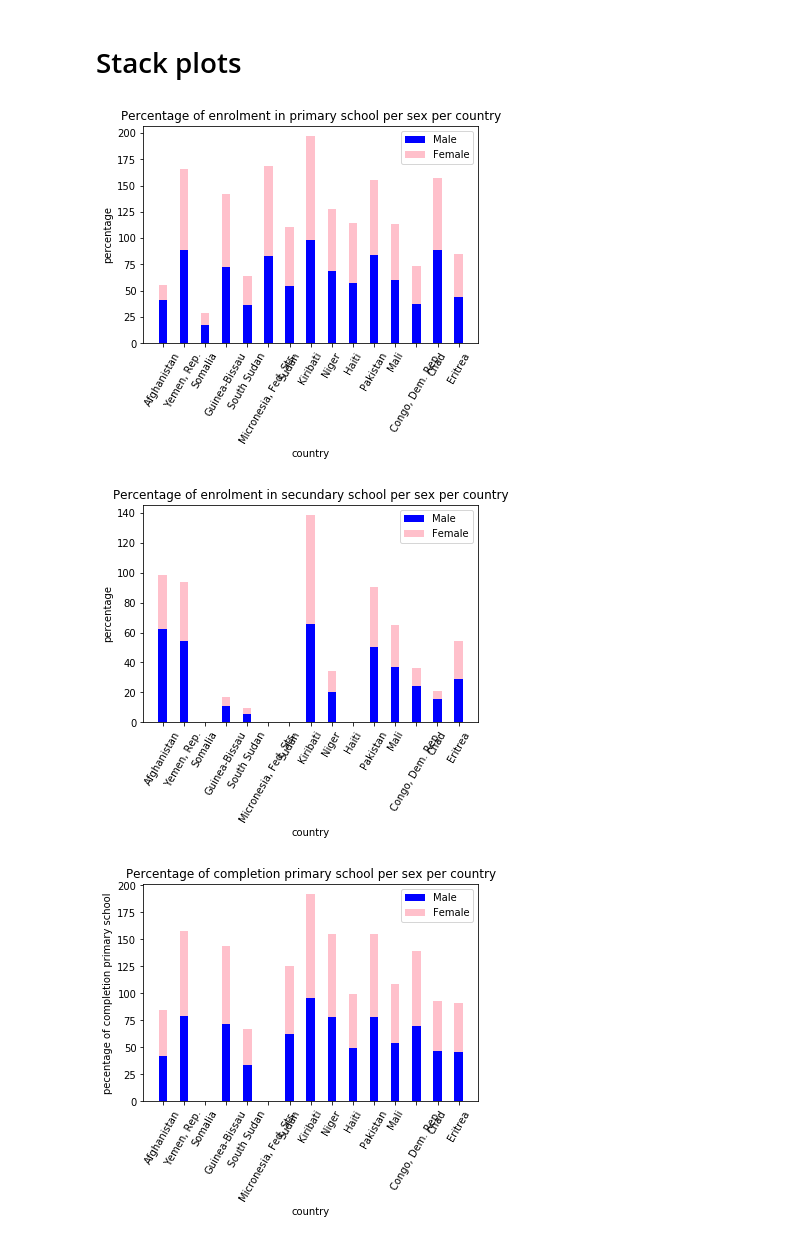
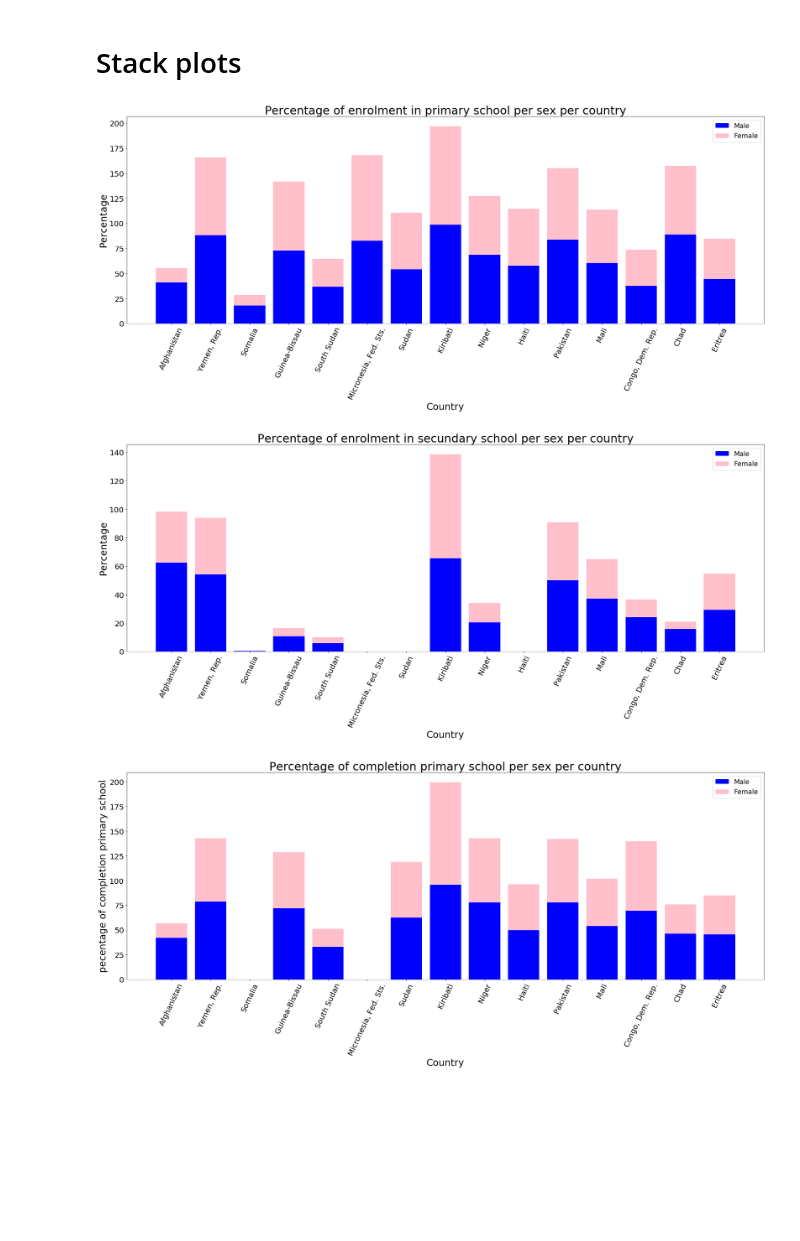
Before and after one commit to omar-d/EPA-WB-Equity, a Jupyter notebook: Deelvraag 4.ipynb, the cells around one changed output. Drawn from its saved outputs; the diff is of its cells as text; code cells hidden in the pictures; blank space fills up the shorter version.

```diff
--- a/Deelvraag 4.ipynb
+++ b/Deelvraag 4.ipynb
@@ -117,3 +120,11 @@ SSF15_worst15 = pd.merge( CPIA_worst15,female_recentSS , how = 'left', left_on =
+# %%
+# Primary school enrollment
+PSM15_worst15 = prepareStackPlot(Primary_School_Male)
+PSF15_worst15 = prepareStackPlot(Primary_School_Female)
+
+# Secondary school enrollment
+SSM15_worst15 = prepareStackPlot(Secundary_School_Male)
+SSF15_worst15 = prepareStackPlot(Secundary_School_Female)
 # %% [markdown]
 # Stack plots
 # %%
@@ -140,6 +154,38 @@ def makeStackedBarPlot(dataframeMale, dataframeFemale, title_SBP, x_label, y_lab
+# %%
+
+def makeStackedBarPlot(dataframeMale, dataframeFemale, title = "", xlabel = "", ylabel = ""):
+    #make array from the columns of the dataframe
+    Male = dataframeMale.value_y.values
+    Female = dataframeFemale.value_y.values
+    Countries = dataframeMale.country.values
+
+    # plot the bar
+    plt.figure(figsize=(30,10))
+    plt.bar(Countries, Male, color = 'blue', width = 0.8, align='center', label = "Male")
+    plt.bar(Countries, Female, bottom=Male, color= 'pink', label = "Female")
+
+    plt.xticks(np.arange( len(Countries) ), Countries, rotation = 65, fontsize = 20)
+    plt.yticks(fontsize = 20)
+
+    # labels
+    plt.title(title, fontsize = 30)
+    plt.xlabel(xlabel, fontsize = 25)
+    plt.ylabel(ylabel, fontsize = 25)
+
+    plt.legend(fontsize = 'xx-large')
+
+    # Get the value of the bar on top of the bar
+#     for (i, value) in enumerate (Male):
+#         plt.text(i- 0.3 , value + 2, "%.2f" % (value) , fontsize = 20)
+# #        for (i, value2) in enumerate (Female):
+#         plt.text(i - 0.3, value + value2, '%.2f' % (value2), fontsize = 20)
+
+    return
 # %%
-makeStackedBarPlot (PSM15_worst15, PSF15_worst15,"Percentage of enrolment in primary school per sex per country", 'country', 'percentage')
-makeStackedBarPlot (SSM15_worst15, SSF15_worst15,"Percentage of enrolment in secundary school per sex per country", 'country', 'percentage')
+makeStackedBarPlot (PSM15_worst15, PSF15_worst15,"Percentage of enrolment in primary school per sex per country",
+                    'Country', 'Percentage')
+makeStackedBarPlot (SSM15_worst15, SSF15_worst15,"Percentage of enrolment in secundary school per sex per country",
+                    'Country', 'Percentage')
 # %% [output]
-[figure, old version]
+[figure, new version]
-[figure, old version]
+[figure, new version]
@@ -159,4 +211,4 @@ CPF15_worst15 = pd.merge( CPIA_worst15, CPF_recent, how = 'left', left_on = ["co
 # %%
-makeStackedBarPlot (CPM15_worst15, CPM15_worst15,"Percentage of completion primary school per sex per country", 'country', 'pecentage of completion primary school')
+makeStackedBarPlot (CPM15_worst15, CPF15_worst15,"Percentage of completion primary school per sex per country", 'Country', 'pecentage of completion primary school')
 # %% [output]
-[figure, old version]
+[figure, new version]
```
Also changed, not shown: parts of 19 cells of this notebook, 1 other file.
